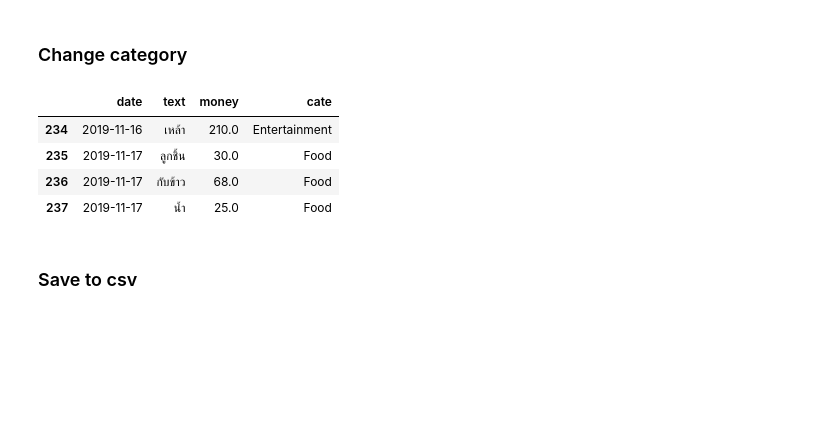
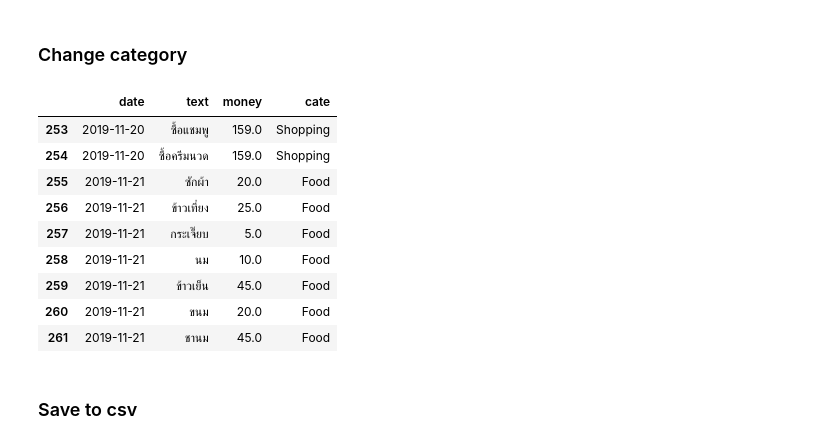
Before and after one commit to jakkritsonsanit/ChatBotExpenses, a Jupyter notebook: CollectData.ipynb, the cells around one changed output. Saved outputs shown, nothing was run; the diff lists cells and outputs as text; code cells hidden in the pictures; blank space fills up the shorter version.

```diff
--- a/CollectData.ipynb
+++ b/CollectData.ipynb
@@ -104,15 +104,20 @@ dfe.tail(15)
 ### Change category
 # %%
 t = ['Entertainment', 'Transportation', 'Shopping', 'Food', 'Bill', 'Other']
-n = 234
-dfe.at[n, 'cate'] = t[0]
+n = 253
+dfe.at[n, 'cate'] = t[-4]
 dfe.iloc[n:]
 # %% [output]
 |  | date | text | money | cate |
-| 234 | 2019-11-16 | เหล้า | 210.0 | Entertainment |
-| 235 | 2019-11-17 | ลูกชิ้น | 30.0 | Food |
-| 236 | 2019-11-17 | กับข้าว | 68.0 | Food |
-| 237 | 2019-11-17 | น้ำ | 25.0 | Food |
+| 253 | 2019-11-20 | ซื้อแชมพู | 159.0 | Shopping |
+| 254 | 2019-11-20 | ซื้อครีมนวด | 159.0 | Shopping |
+| 255 | 2019-11-21 | ซักผ้า | 20.0 | Food |
+| 256 | 2019-11-21 | ข้าวเที่ยง | 25.0 | Food |
+| 257 | 2019-11-21 | กระเจี๊ยบ | 5.0 | Food |
+| 258 | 2019-11-21 | นม | 10.0 | Food |
+| 259 | 2019-11-21 | ข้าวเย็น | 45.0 | Food |
+| 260 | 2019-11-21 | ขนม | 20.0 | Food |
+| 261 | 2019-11-21 | ชานม | 45.0 | Food |
 # %% [markdown]
 ### Save to csv
 # %%
```
Also changed, not shown: parts of 12 cells of this notebook, 4 other files.
